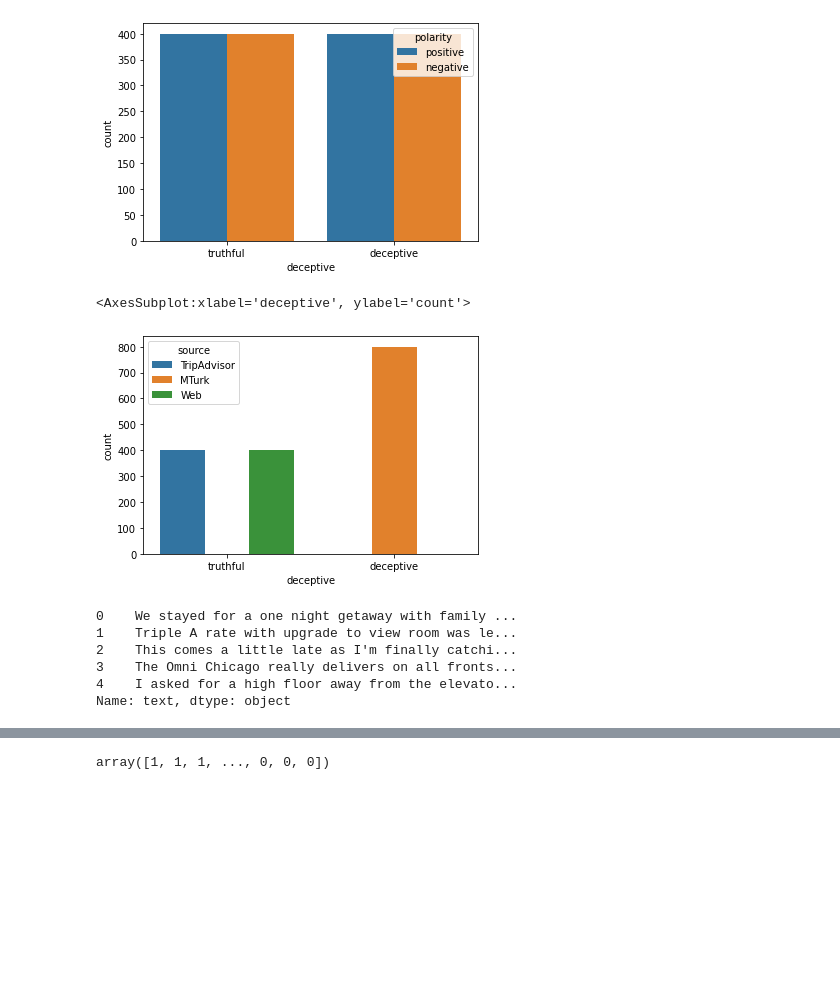
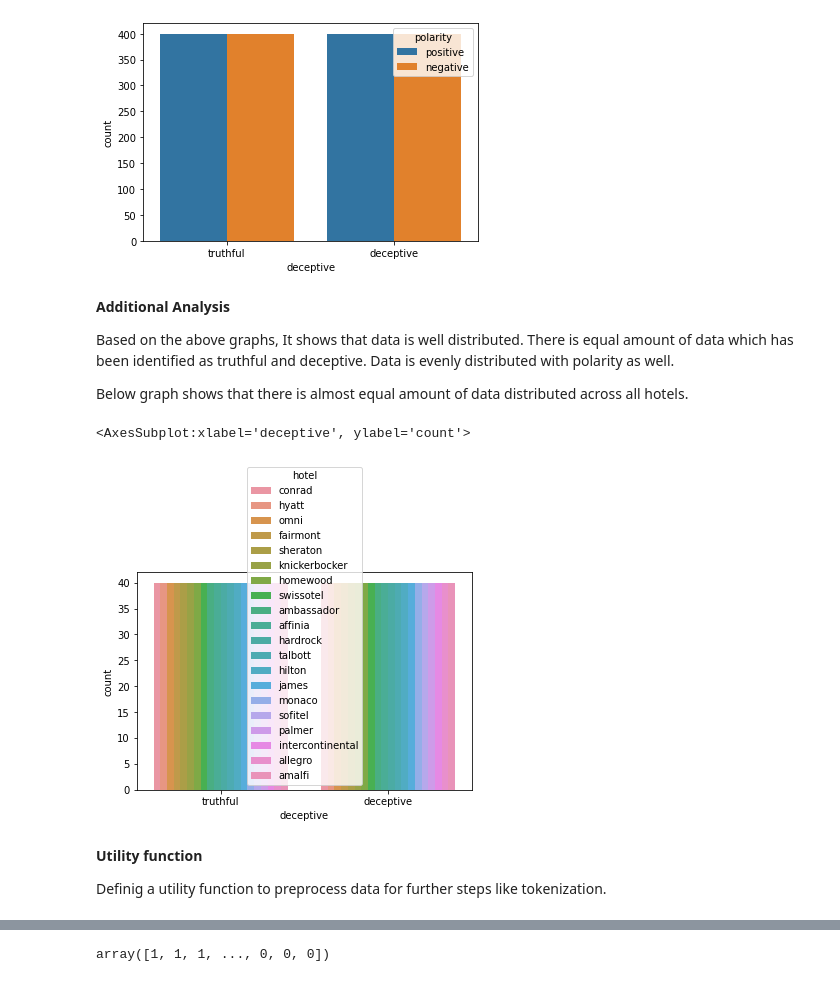
Before and after one commit to kapch1980/Capstone_Deception, a Jupyter notebook: Capstone.ipynb, the cells around one changed output, grey strips where cells are left out. Saved outputs shown, nothing was run; the diff lists cells and outputs as text; code cells hidden in the pictures; blank space fills up the shorter version.

```diff
--- a/Capstone.ipynb
+++ b/Capstone.ipynb
@@ -33,18 +40,19 @@ sns.countplot(x=df['deceptive'],hue='polarity',data=df)
 # %% [output]
 <AxesSubplot:xlabel='deceptive', ylabel='count'>
 [figure]
+# %% [markdown]
+**Additional Analysis**
+
+Based on the above graphs, It shows that data is well distributed. There is equal amount of data which has been identified as truthful and deceptive. Data is evenly distributed with polarity as well.
+
+Below graph shows that there is almost equal amount of data distributed across all hotels.
 # %%
-sns.countplot(x=df['deceptive'],hue='source',data=df)
+sns.countplot(x=df['deceptive'],hue='hotel',data=df)
 # %% [output]
 <AxesSubplot:xlabel='deceptive', ylabel='count'>
-[figure, old version]
+[figure, new version]
-# %%
-df['text'].head()
-# %% [output]
-0    We stayed for a one night getaway with family ...
-1    Triple A rate with upgrade to view room was le...
-2    This comes a little late as I'm finally catchi...
-3    The Omni Chicago really delivers on all fronts...
-4    I asked for a high floor away from the elevato...
-Name: text, dtype: object
+# %% [markdown]
+**Utility function**
+
+Definig a utility function to preprocess data for further steps like tokenization.
 # %%
```
Also changed, not shown: parts of 18 cells of this notebook.
